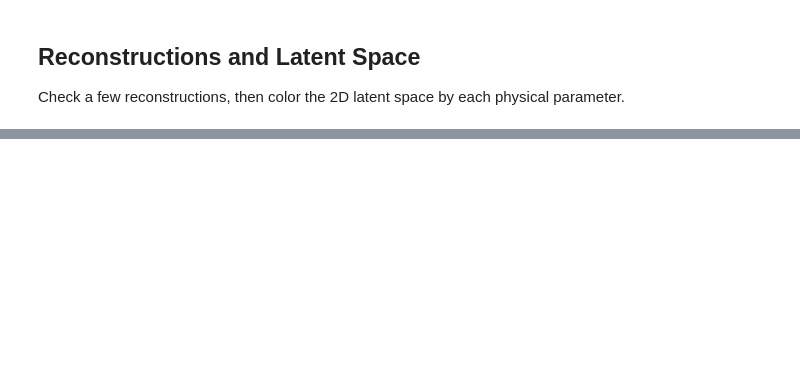
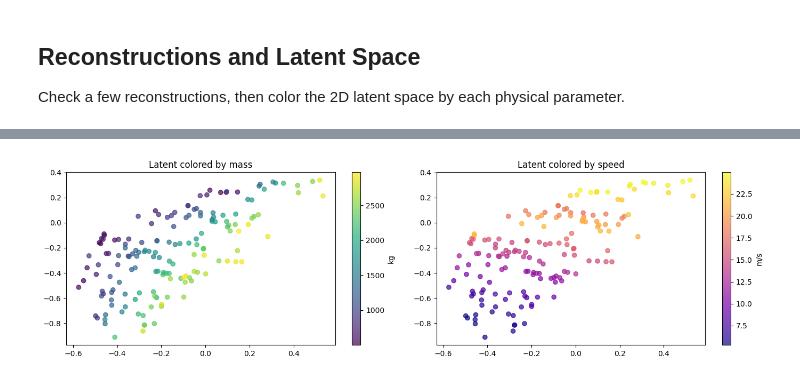
Before and after one commit to YacineBelHadj/Uliege, a Jupyter notebook: beam_ae_demo.ipynb, the cells around one changed output, grey strips where cells are left out. Cells and saved outputs as stored; diff of their text form; code cells hidden in the pictures; blank space fills up the shorter version.

```diff
--- a/beam_ae_demo.ipynb
+++ b/beam_ae_demo.ipynb
@@ -210,17 +248,16 @@ plt.show()
 # %%
-fig, axes = plt.subplots(1, 3, figsize=(14, 4))
+fig, axes = plt.subplots(1, 2, figsize=(14, 4))
 
 mass_sc = axes[0].scatter(latent_np[:, 0], latent_np[:, 1], c=y_test[:, 0], cmap='viridis', alpha=0.7)
 axes[0].set_title('Latent colored by mass')
 plt.colorbar(mass_sc, ax=axes[0], label='kg')
 
 speed_sc = axes[1].scatter(latent_np[:, 0], latent_np[:, 1], c=y_test[:, 1], cmap='plasma', alpha=0.7)
 axes[1].set_title('Latent colored by speed')
 plt.colorbar(speed_sc, ax=axes[1], label='m/s')
 
-dir_sc = axes[2].scatter(latent_np[:, 0], latent_np[:, 1], c=y_test[:, 2], cmap='coolwarm', alpha=0.7)
-axes[2].set_title('Latent colored by direction')
-plt.colorbar(dir_sc, ax=axes[2], label='sign')
 
 plt.tight_layout()
 plt.show()
+# %% [output]
+[figure, added]
```
Also changed, not shown: parts of 7 cells of this notebook, 1 other file.
